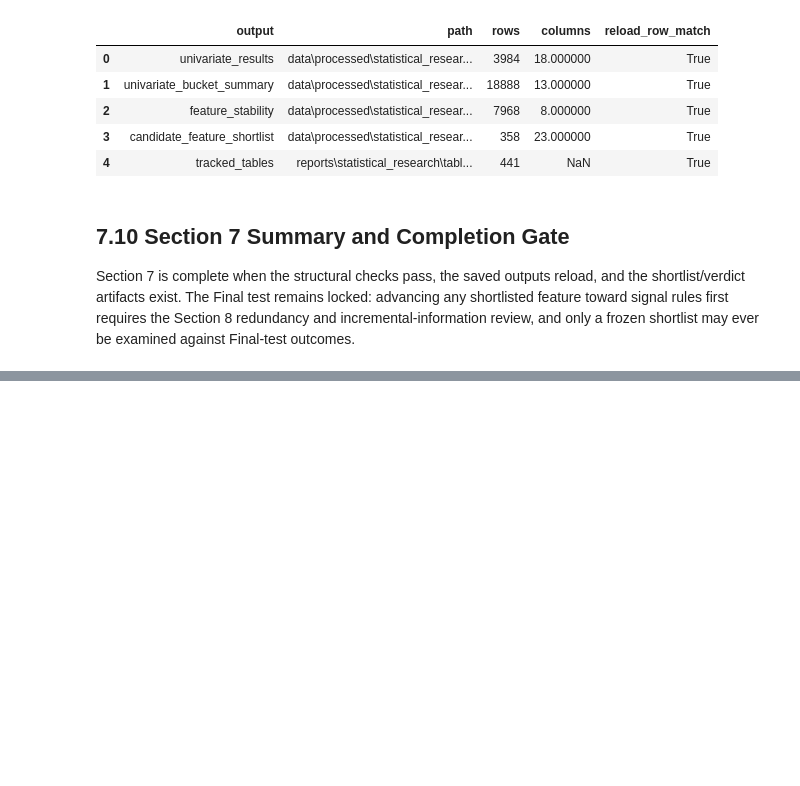
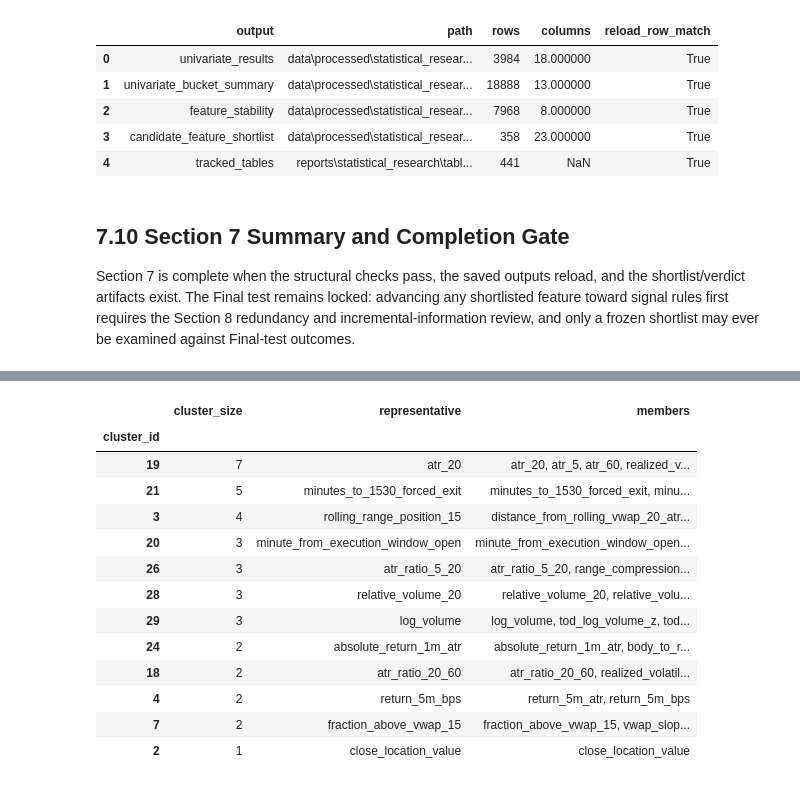
Before and after one commit to Abond1234/GC-1m-OHLCV-QUANTITATIVE-ANALYSIS, a Jupyter notebook: notebooks/exploration/statistical_feature_research.ipynb, the cells around one changed output, grey strips where cells are left out. Saved outputs shown, nothing was run; the diff lists cells and outputs as text; code cells hidden in the pictures; blank space fills up the shorter version.

```diff
--- a/notebooks/exploration/statistical_feature_research.ipynb
+++ b/notebooks/exploration/statistical_feature_research.ipynb
@@ -3668,0 +3768,26 @@ SECTION 7 STATUS: READY
+# %%
+display(
+    section_8_result.cluster_members.groupby("cluster_id")
+    .agg(
+        cluster_size=("feature_name", "size"),
+        representative=("feature_name", lambda s: s.iloc[0]),
+        members=("feature_name", lambda s: ", ".join(sorted(s))),
+    )
+    .sort_values("cluster_size", ascending=False)
+    .head(12)
+)
+# %% [output]
+|  | cluster_size | representative | members |
+| cluster_id |  |  |  |
+| 19 | 7 | atr_20 | atr_20, atr_5, atr_60, realized_v... |
+| 21 | 5 | minutes_to_1530_forced_exit | minutes_to_1530_forced_exit, minu... |
+| 3 | 4 | rolling_range_position_15 | distance_from_rolling_vwap_20_atr... |
+| 20 | 3 | minute_from_execution_window_open | minute_from_execution_window_open... |
+| 26 | 3 | atr_ratio_5_20 | atr_ratio_5_20, range_compression... |
+| 28 | 3 | relative_volume_20 | relative_volume_20, relative_volu... |
+| 29 | 3 | log_volume | log_volume, tod_log_volume_z, tod... |
+| 24 | 2 | absolute_return_1m_atr | absolute_return_1m_atr, body_to_r... |
+| 18 | 2 | atr_ratio_20_60 | atr_ratio_20_60, realized_volatil... |
+| 4 | 2 | return_5m_bps | return_5m_atr, return_5m_bps |
+| 7 | 2 | fraction_above_vwap_15 | fraction_above_vwap_15, vwap_slop... |
+| 2 | 1 | close_location_value | close_location_value |
```
Also changed, not shown: parts of 17 cells of this notebook, 6 other files.
